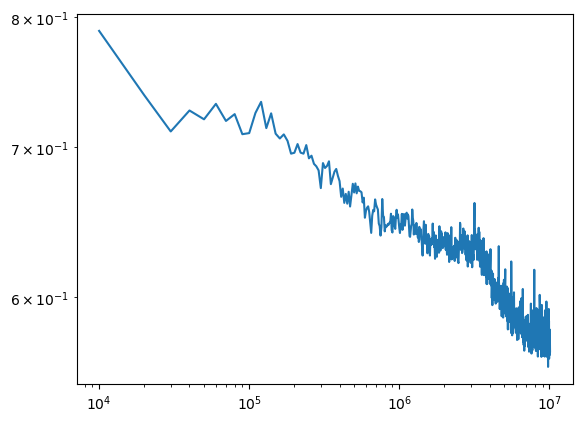
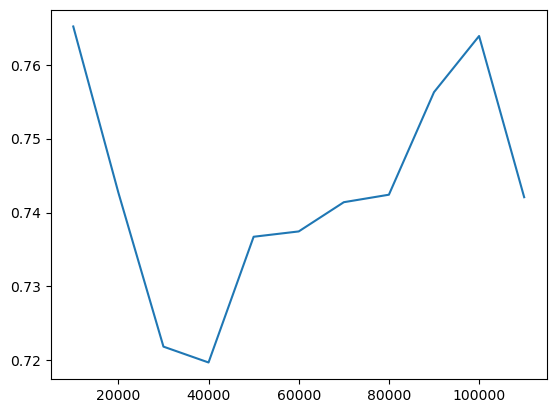
The change to this notebook cell's code, shown as a diff; its figure went from the first image to the second:
--- before
+++ after
@@ -1,5 +1,5 @@
-(train_losses / np.var(actual_edv)).plot()
-# (test_losses / np.var(actual_edv)).plot()
+train_losses.plot()
+# test_losses.plot()
 
-plt.loglog()
+# plt.loglog()
 plt.show()

Commit: feat: adjust gamma